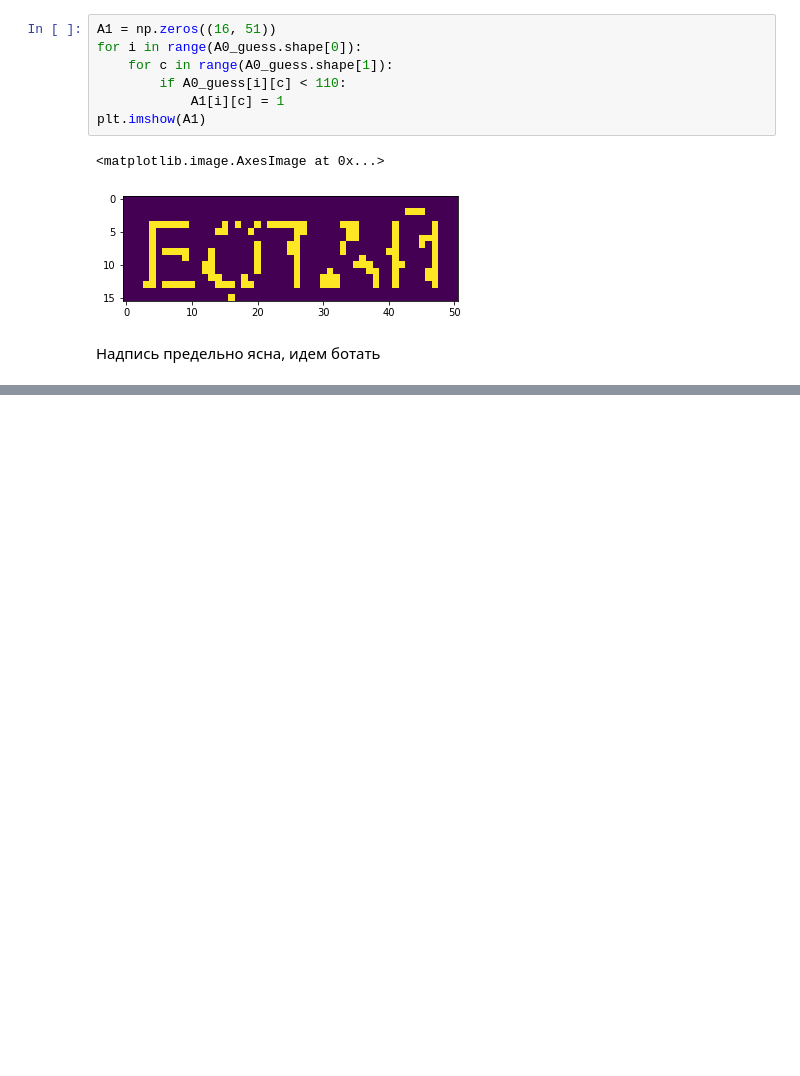
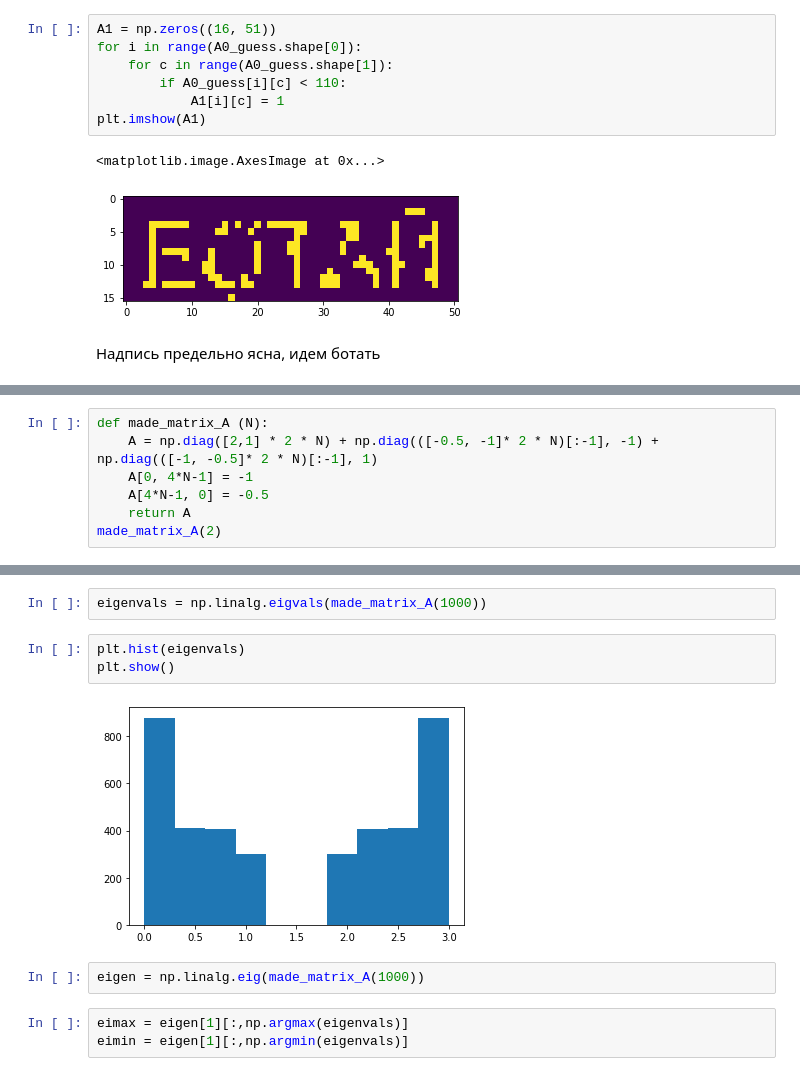
Before and after one commit to SvMixa/HSE_computational_physics, a Jupyter notebook: Home_work_5_Svintsov_M.ipynb, the cells around one changed output, grey strips where cells are left out. Saved outputs shown, nothing was run; the diff lists cells and outputs as text; blank space fills up the shorter version.

```diff
--- a/Home_work_5_Svintsov_M.ipynb
+++ b/Home_work_5_Svintsov_M.ipynb
@@ -98,0 +128,7 @@ plt.imshow(A1)
+# %%
+def made_matrix_A (N):
+    A = np.diag([2,1] * 2 * N) + np.diag(([-0.5, -1]* 2 * N)[:-1], -1) + np.diag(([-1, -0.5]* 2 * N)[:-1], 1)
+    A[0, 4*N-1] = -1
+    A[4*N-1, 0] = -0.5
+    return A
+made_matrix_A(2)
@@ -98,0 +144,12 @@ plt.imshow(A1)
+# %%
+eigenvals = np.linalg.eigvals(made_matrix_A(1000))
+# %%
+plt.hist(eigenvals)
+plt.show()
+# %% [output]
+[figure, added]
+# %%
+eigen = np.linalg.eig(made_matrix_A(1000))
+# %%
+eimax = eigen[1][:,np.argmax(eigenvals)]
+eimin = eigen[1][:,np.argmin(eigenvals)]
```
Also changed, not shown: parts of 9 cells of this notebook.
